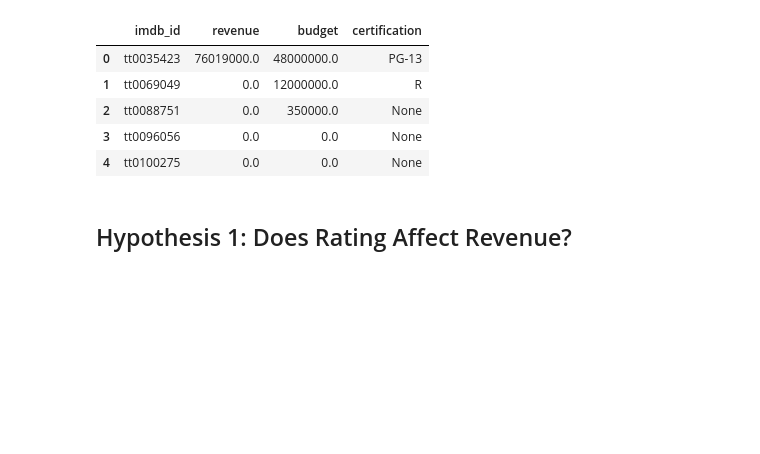
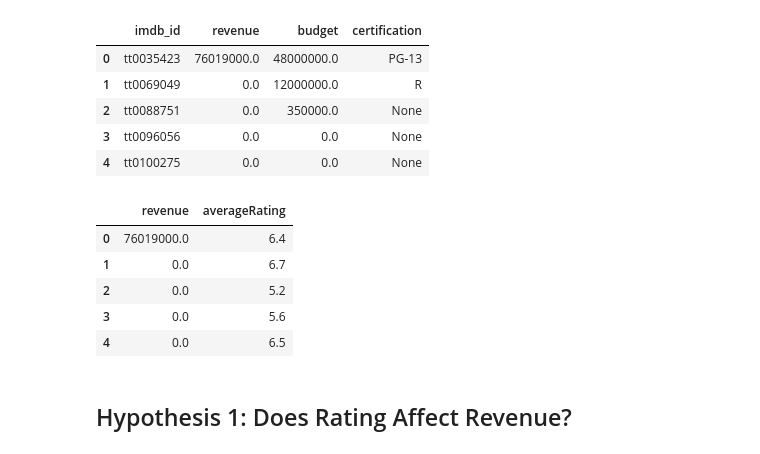
Before and after one commit to Zach-Hanson3/Project-3, a Jupyter notebook: Hypothesis Testing.ipynb, the cells around one changed output. Cells and saved outputs as stored; diff of their text form; code cells hidden in the pictures; blank space fills up the shorter version.

```diff
--- a/Hypothesis Testing.ipynb
+++ b/Hypothesis Testing.ipynb
@@ -61,6 +61,22 @@ tmdb_data.head()
 | 2 | tt0088751 | 0.0 | 350000.0 | None |
 | 3 | tt0096056 | 0.0 | 0.0 | None |
 | 4 | tt0100275 | 0.0 | 0.0 | None |
+# %%
+q='''
+SELECT tmdb_data.revenue, title_ratings.averageRating
+FROM tmdb_data
+JOIN title_ratings
+ON tmdb_data.imdb_id = title_ratings.tconst
+'''
+rating_df = pd.read_sql(q, engine)
+rating_df.head()
+# %% [output]
+|  | revenue | averageRating |
+| 0 | 76019000.0 | 6.4 |
+| 1 | 0.0 | 6.7 |
+| 2 | 0.0 | 5.2 |
+| 3 | 0.0 | 5.6 |
+| 4 | 0.0 | 6.5 |
 # %% [markdown]
 ## Hypothesis 1: Does Rating Affect Revenue?
 # %% [markdown]
```
Also changed, not shown: parts of 24 cells of this notebook.
